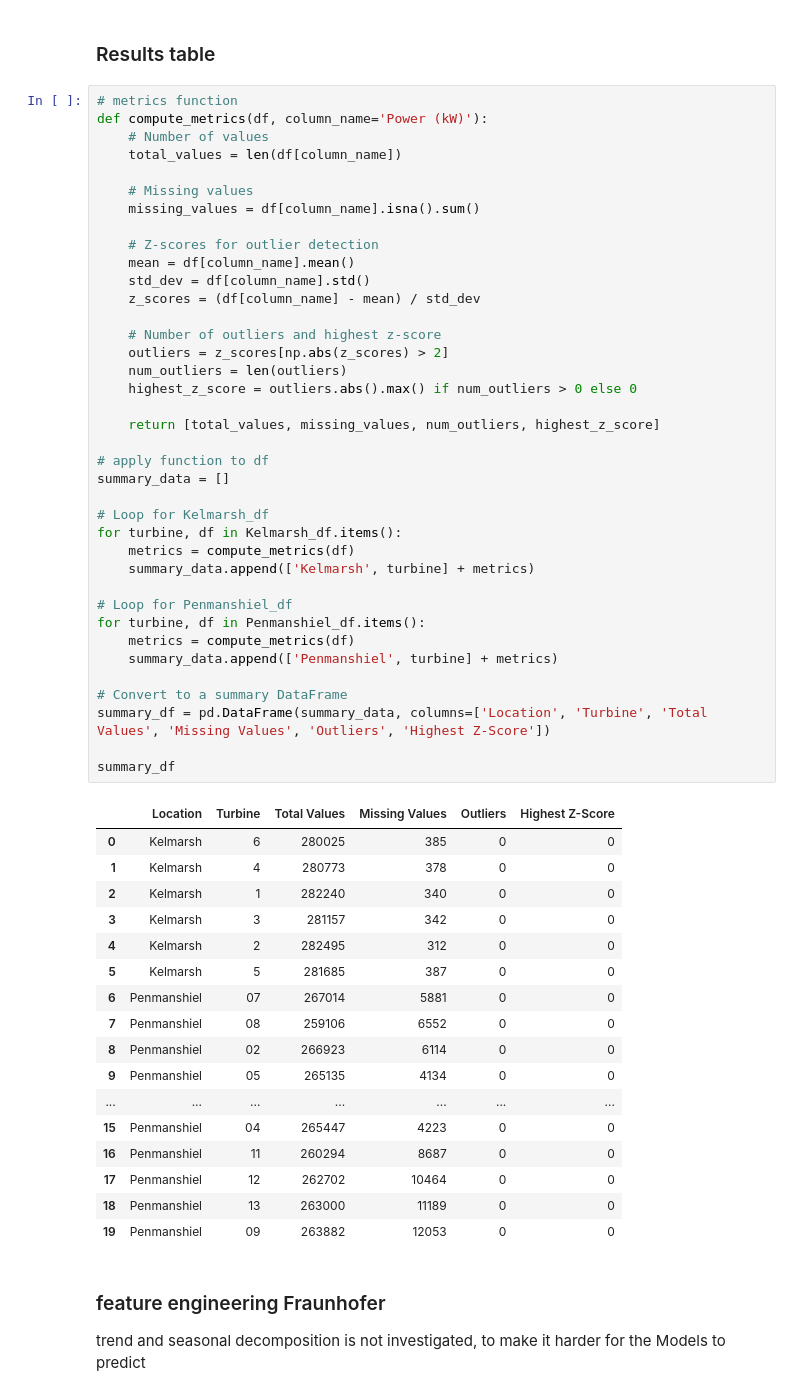
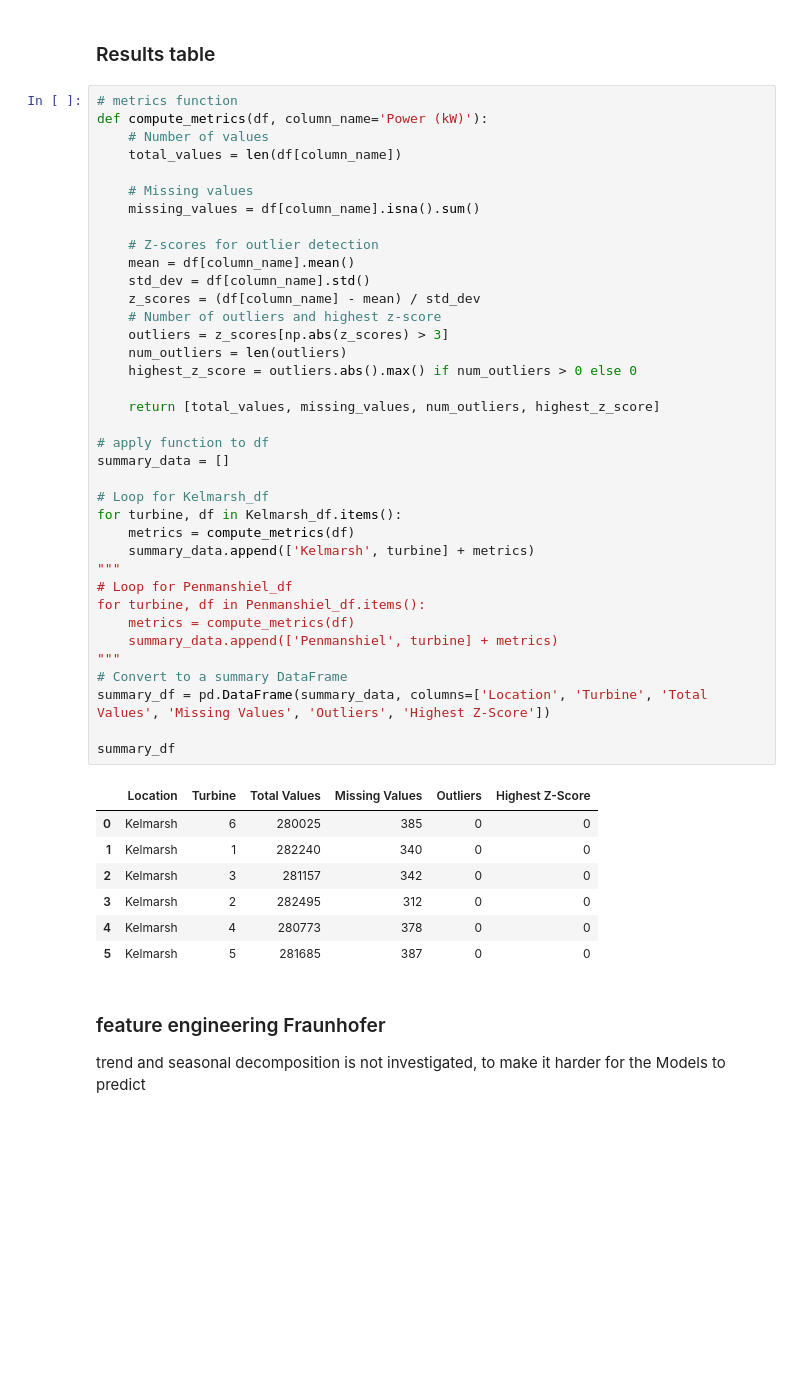
Before and after one commit to janbesler/Masterarbeit, a Jupyter notebook: src/0_Data_Pipeline.ipynb, the cells around one changed output. Cells and saved outputs as stored; diff of their text form; blank space fills up the shorter version.

```diff
--- a/src/0_Data_Pipeline.ipynb
+++ b/src/0_Data_Pipeline.ipynb
@@ -632,52 +625,41 @@ def compute_metrics(df, column_name='Power (kW)'):
     missing_values = df[column_name].isna().sum()
 
     # Z-scores for outlier detection
     mean = df[column_name].mean()
     std_dev = df[column_name].std()
     z_scores = (df[column_name] - mean) / std_dev
-
     # Number of outliers and highest z-score
-    outliers = z_scores[np.abs(z_scores) > 2]
+    outliers = z_scores[np.abs(z_scores) > 3]
     num_outliers = len(outliers)
     highest_z_score = outliers.abs().max() if num_outliers > 0 else 0
 
     return [total_values, missing_values, num_outliers, highest_z_score]
 
 # apply function to df
 summary_data = []
 
 # Loop for Kelmarsh_df
 for turbine, df in Kelmarsh_df.items():
     metrics = compute_metrics(df)
     summary_data.append(['Kelmarsh', turbine] + metrics)
-
+"""
 # Loop for Penmanshiel_df
 for turbine, df in Penmanshiel_df.items():
     metrics = compute_metrics(df)
     summary_data.append(['Penmanshiel', turbine] + metrics)
-
+"""
 # Convert to a summary DataFrame
 summary_df = pd.DataFrame(summary_data, columns=['Location', 'Turbine', 'Total Values', 'Missing Values', 'Outliers', 'Highest Z-Score'])
 
 summary_df
 # %% [output]
 |  | Location | Turbine | Total Values | Missing Values | Outliers | Highest Z-Score |
 | 0 | Kelmarsh | 6 | 280025 | 385 | 0 | 0 |
-| 1 | Kelmarsh | 4 | 280773 | 378 | 0 | 0 |
-| 2 | Kelmarsh | 1 | 282240 | 340 | 0 | 0 |
-| 3 | Kelmarsh | 3 | 281157 | 342 | 0 | 0 |
-| 4 | Kelmarsh | 2 | 282495 | 312 | 0 | 0 |
+| 1 | Kelmarsh | 1 | 282240 | 340 | 0 | 0 |
+| 2 | Kelmarsh | 3 | 281157 | 342 | 0 | 0 |
+| 3 | Kelmarsh | 2 | 282495 | 312 | 0 | 0 |
+| 4 | Kelmarsh | 4 | 280773 | 378 | 0 | 0 |
 | 5 | Kelmarsh | 5 | 281685 | 387 | 0 | 0 |
-| 6 | Penmanshiel | 07 | 267014 | 5881 | 0 | 0 |
-| 7 | Penmanshiel | 08 | 259106 | 6552 | 0 | 0 |
-| 8 | Penmanshiel | 02 | 266923 | 6114 | 0 | 0 |
-| 9 | Penmanshiel | 05 | 265135 | 4134 | 0 | 0 |
-| ... | ... | ... | ... | ... | ... | ... |
-| 15 | Penmanshiel | 04 | 265447 | 4223 | 0 | 0 |
-| 16 | Penmanshiel | 11 | 260294 | 8687 | 0 | 0 |
-| 17 | Penmanshiel | 12 | 262702 | 10464 | 0 | 0 |
-| 18 | Penmanshiel | 13 | 263000 | 11189 | 0 | 0 |
-| 19 | Penmanshiel | 09 | 263882 | 12053 | 0 | 0 |
 # %% [markdown]
 ### feature engineering Fraunhofer
 
```
Also changed, not shown: parts of 7 cells of this notebook, 2 other files.
